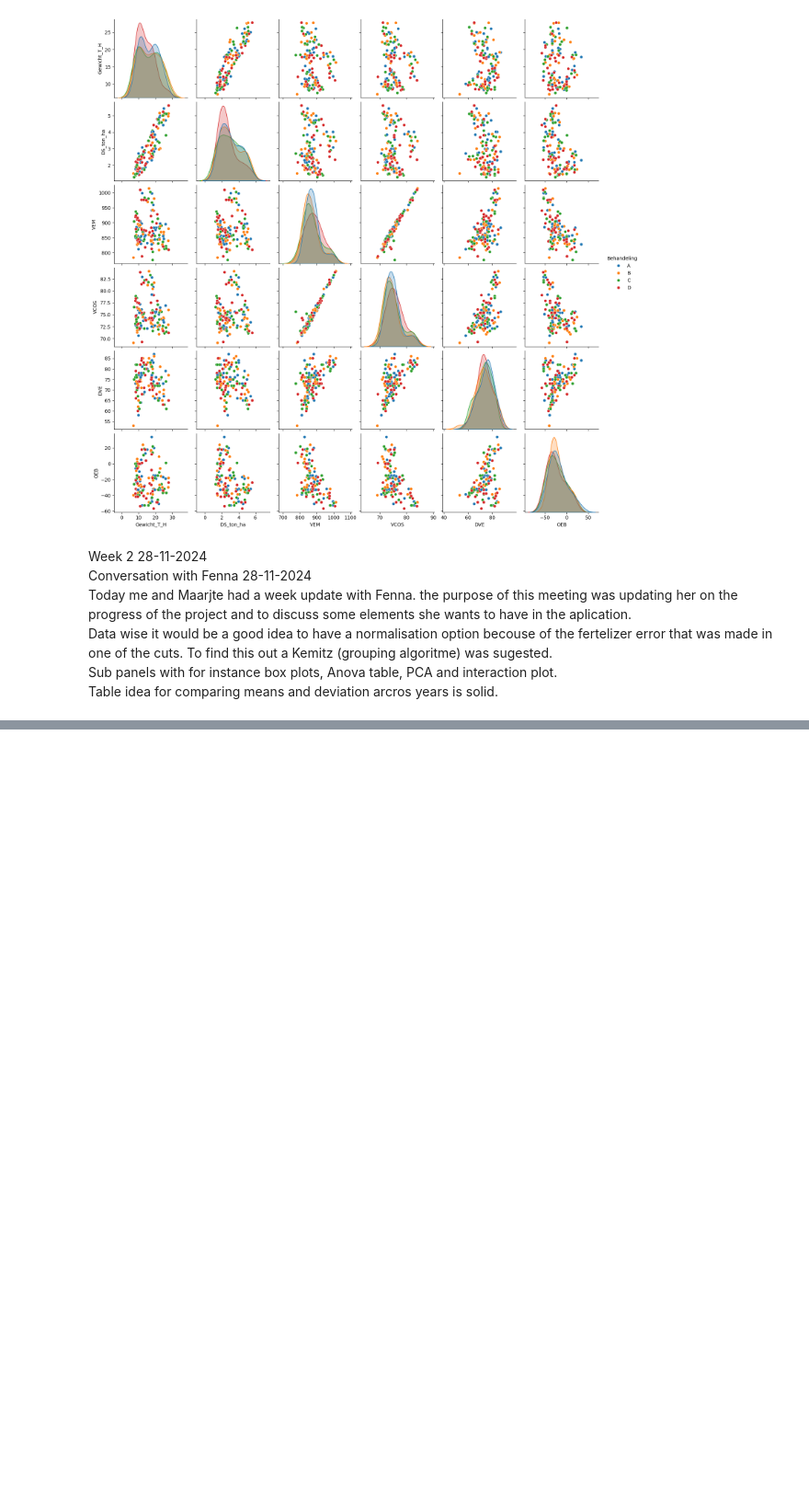
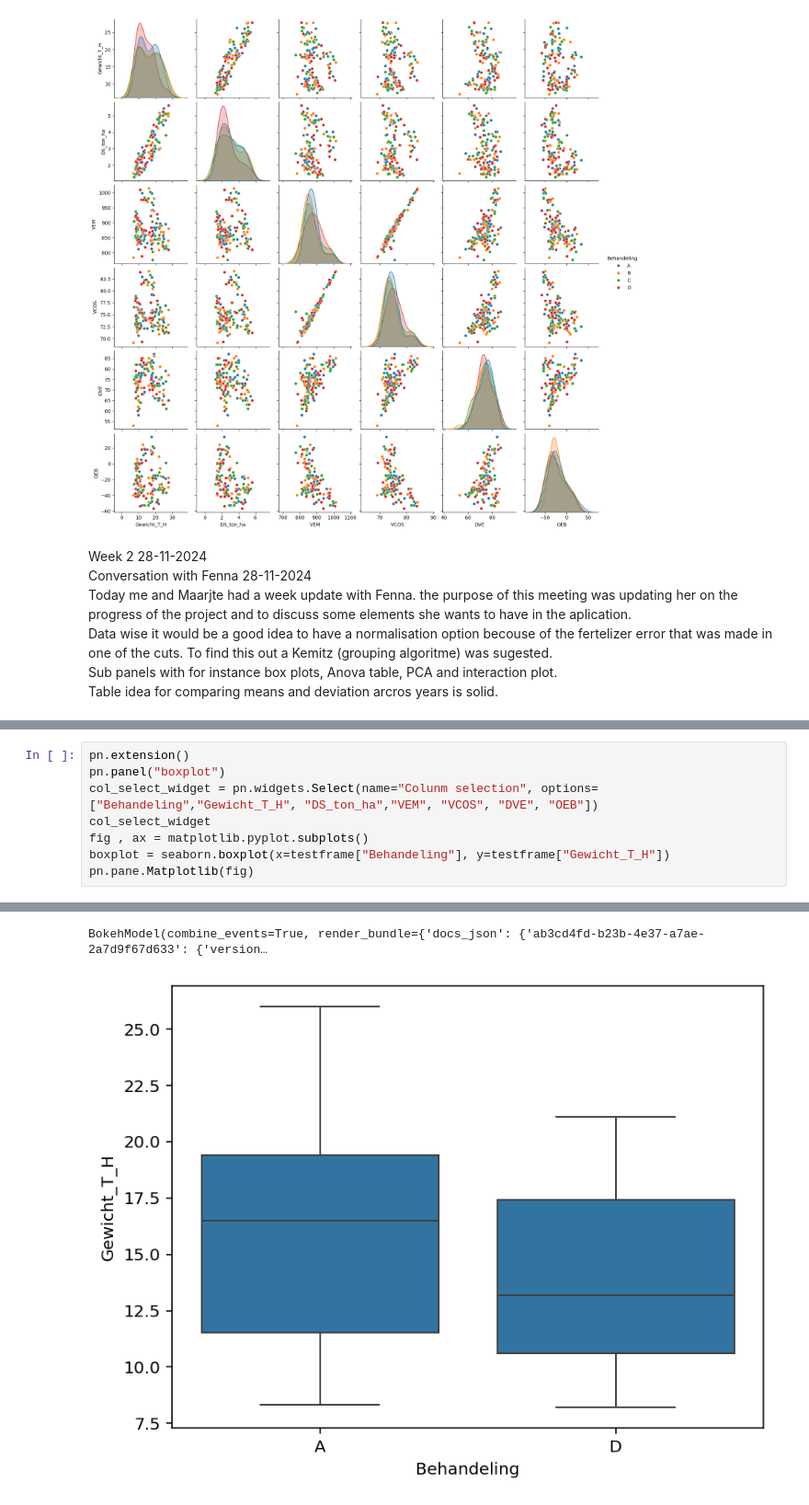
Before and after one commit to Ivarlottman/Dashboard-Regenerative-landbouw, a Jupyter notebook: Logboek/Logboek_Ivar.ipynb, the cells around one changed output, grey strips where cells are left out. Shown at 92% size. Cells and saved outputs as stored; diff of their text form; blank space fills up the shorter version.

```diff
--- a/Logboek/Logboek_Ivar.ipynb
+++ b/Logboek/Logboek_Ivar.ipynb
@@ -404,0 +462,9 @@ NameError: name 'join_dataframe' is not defined
+# %%
+pn.extension()
+pn.panel("boxplot")
+col_select_widget = pn.widgets.Select(name="Colunm selection", options=["Behandeling","Gewicht_T_H", "DS_ton_ha","VEM", "VCOS", "DVE", "OEB"])
+col_select_widget
+fig , ax = matplotlib.pyplot.subplots()
+boxplot = seaborn.boxplot(x=testframe["Behandeling"], y=testframe["Gewicht_T_H"])
+pn.pane.Matplotlib(fig)
+# %% [output]
@@ -404,0 +474,2 @@ NameError: name 'join_dataframe' is not defined
+BokehModel(combine_events=True, render_bundle={'docs_json': {'ab3cd4fd-b23b-4e37-a7ae-2a7d9f67d633': {'version…
+[figure, added]
```
Also changed, not shown: parts of 26 cells of this notebook, 1 other file.
